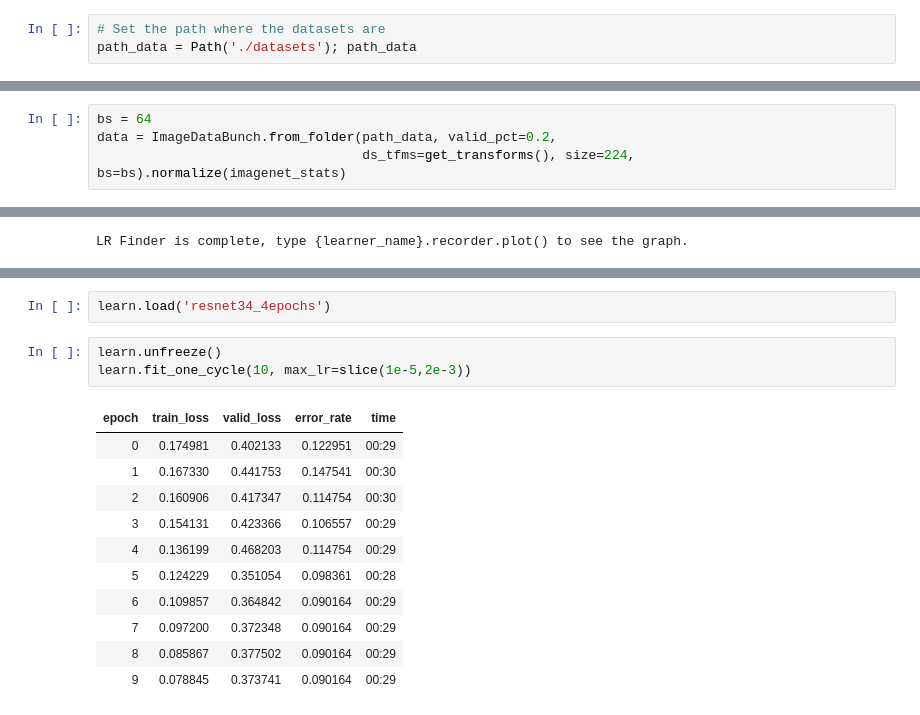
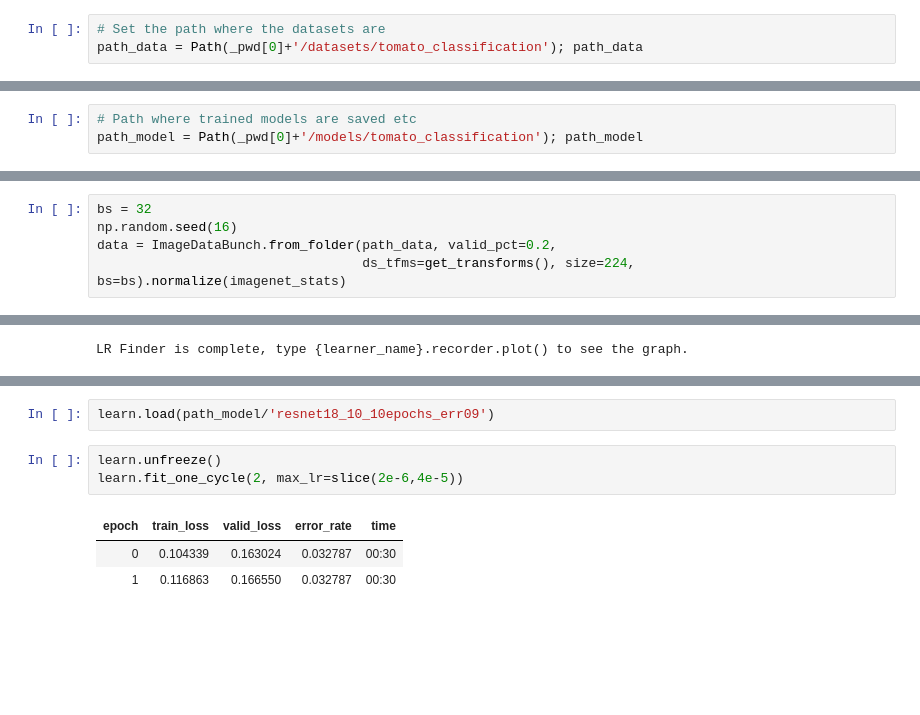
Before and after one commit to kartiknan/tomato_classification, a Jupyter notebook: tomato_resnet18.ipynb, the cells around one changed output, grey strips where cells are left out. Saved outputs shown, nothing was run; the diff lists cells and outputs as text; blank space fills up the shorter version.

```diff
--- a/tomato_resnet18.ipynb
+++ b/tomato_resnet18.ipynb
@@ -29,4 +39,4 @@ cd '/content/gdrive/My Drive'
 # %%
 # Set the path where the datasets are
-path_data = Path('./datasets'); path_data
+path_data = Path(_pwd[0]+'/datasets/tomato_classification'); path_data
 # %% [output]
@@ -40,0 +51,3 @@ path_data.ls()
+# %%
+# Path where trained models are saved etc
+path_model = Path(_pwd[0]+'/models/tomato_classification'); path_model
@@ -41,7 +64,8 @@ path_data.ls()
 # %% [markdown]
 ## Create the ImageDataBunch object
 # %%
-bs = 64
+bs = 32
+np.random.seed(16)
 data = ImageDataBunch.from_folder(path_data, valid_pct=0.2,
                                   ds_tfms=get_transforms(), size=224, bs=bs).normalize(imagenet_stats)
 # %%
@@ -148,17 +160,9 @@ learn.recorder.plot()
 # %%
-learn.load('resnet34_4epochs')
+learn.load(path_model/'resnet18_10_10epochs_err09')
 # %%
 learn.unfreeze()
-learn.fit_one_cycle(10, max_lr=slice(1e-5,2e-3))
+learn.fit_one_cycle(2, max_lr=slice(2e-6,4e-5))
 # %% [output]
 | epoch | train_loss | valid_loss | error_rate | time |
-| 0 | 0.174981 | 0.402133 | 0.122951 | 00:29 |
-| 1 | 0.167330 | 0.441753 | 0.147541 | 00:30 |
-| 2 | 0.160906 | 0.417347 | 0.114754 | 00:30 |
-| 3 | 0.154131 | 0.423366 | 0.106557 | 00:29 |
-| 4 | 0.136199 | 0.468203 | 0.114754 | 00:29 |
-| 5 | 0.124229 | 0.351054 | 0.098361 | 00:28 |
-| 6 | 0.109857 | 0.364842 | 0.090164 | 00:29 |
-| 7 | 0.097200 | 0.372348 | 0.090164 | 00:29 |
-| 8 | 0.085867 | 0.377502 | 0.090164 | 00:29 |
-| 9 | 0.078845 | 0.373741 | 0.090164 | 00:29 |
+| 0 | 0.104339 | 0.163024 | 0.032787 | 00:30 |
+| 1 | 0.116863 | 0.166550 | 0.032787 | 00:30 |
```
Also changed, not shown: parts of 26 cells of this notebook.
